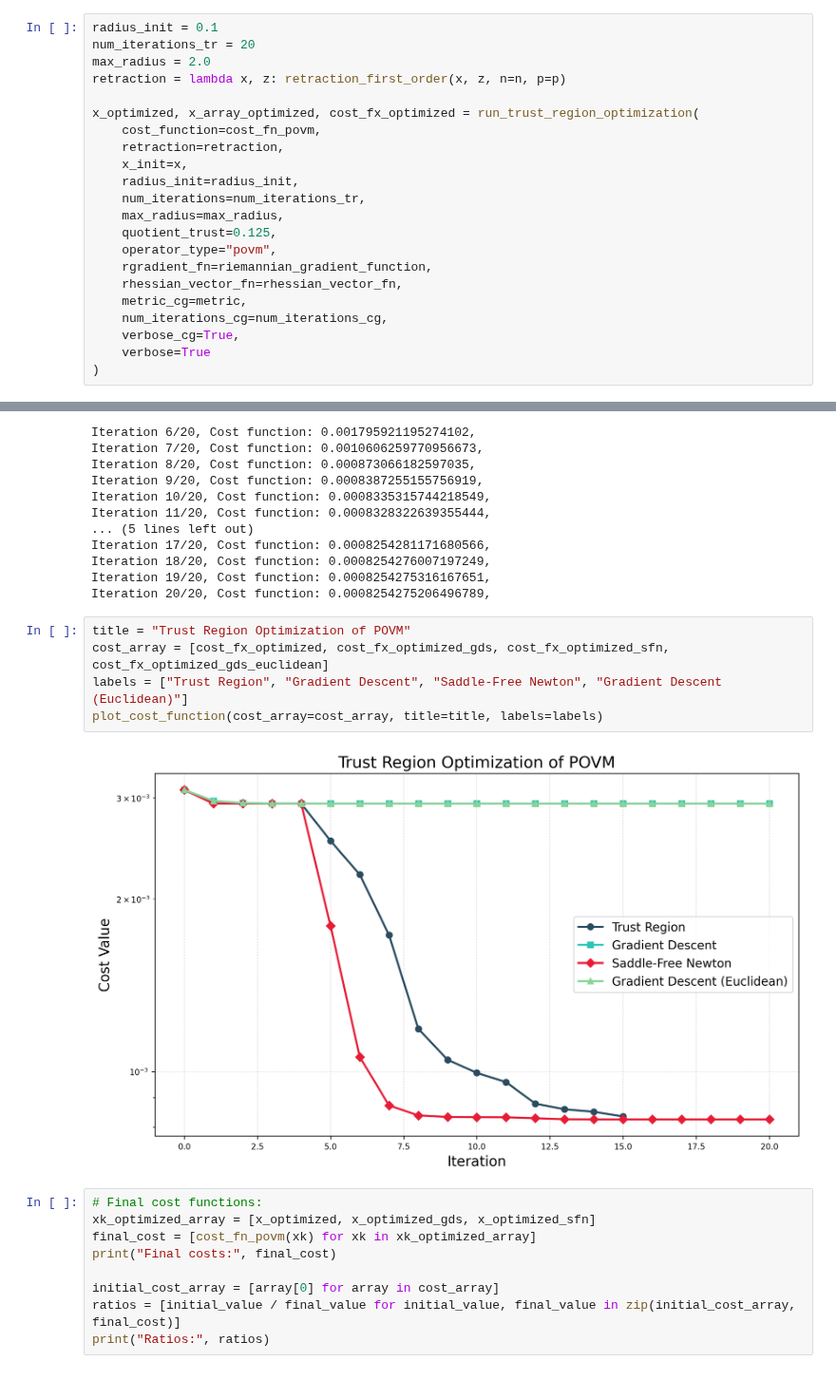
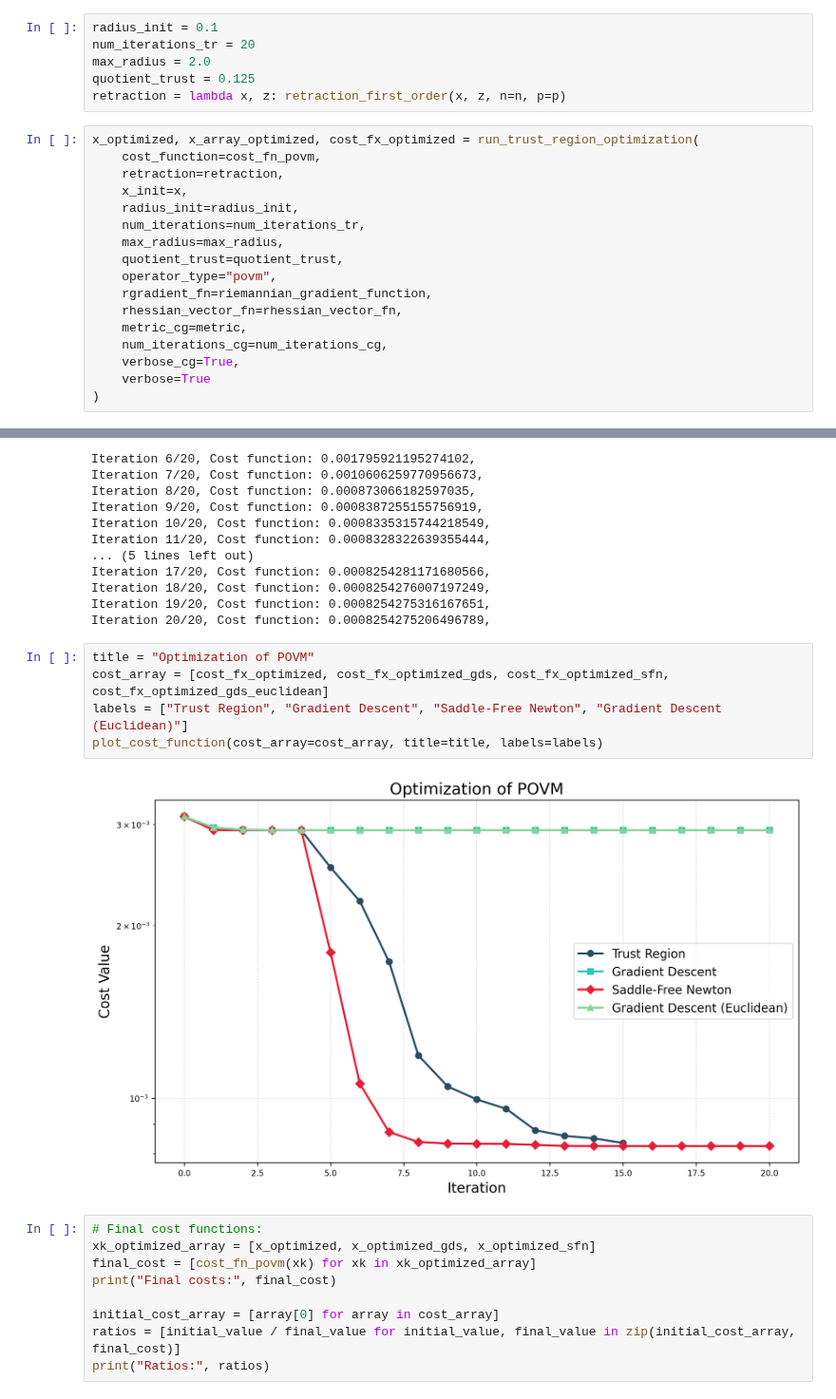
Before and after one commit to EmilianoG-byte/iqm-benchmarks, a Jupyter notebook: playground/hessian/trust_region.ipynb, the cells around one changed output, grey strips where cells are left out. Shown at 95% size. Saved outputs shown, nothing was run; the diff lists cells and outputs as text.

```diff
--- a/playground/hessian/trust_region.ipynb
+++ b/playground/hessian/trust_region.ipynb
@@ -210,12 +210,13 @@ Array(0.00293586, dtype=float64)
 **NOTE**: Seems to be working!! Now the trust region outter loop!
 # %% [markdown]
 # Trust region algorithm
+# %%
+radius_init = 0.1
+num_iterations_tr = 20
+max_radius = 2.0
+quotient_trust = 0.125
+retraction = lambda x, z: retraction_first_order(x, z, n=n, p=p)
 # %%
-radius_init = 0.1
-num_iterations_tr = 20
-max_radius = 2.0
-retraction = lambda x, z: retraction_first_order(x, z, n=n, p=p)
-
 x_optimized, x_array_optimized, cost_fx_optimized = run_trust_region_optimization(
     cost_function=cost_fn_povm,
     retraction=retraction,
@@ -223,7 +224,7 @@ x_optimized, x_array_optimized, cost_fx_optimized = run_trust_region_optimizatio
     radius_init=radius_init,
     num_iterations=num_iterations_tr,
     max_radius=max_radius,
-    quotient_trust=0.125,
+    quotient_trust=quotient_trust,
     operator_type="povm",
     rgradient_fn=riemannian_gradient_function,
     rhessian_vector_fn=rhessian_vector_fn,
@@ -550,12 +652,12 @@ Iteration 18/20, Cost function: 0.0008254276007197249,
 Iteration 19/20, Cost function: 0.0008254275316167651,
 Iteration 20/20, Cost function: 0.0008254275206496789,
 # %%
-title = "Trust Region Optimization of POVM"
+title = "Optimization of POVM"
 cost_array = [cost_fx_optimized, cost_fx_optimized_gds, cost_fx_optimized_sfn, cost_fx_optimized_gds_euclidean]
 labels = ["Trust Region", "Gradient Descent", "Saddle-Free Newton", "Gradient Descent (Euclidean)"]
 plot_cost_function(cost_array=cost_array, title=title, labels=labels)
 # %% [output]
-[figure, old version]
+[figure, new version]
 # %%
 # Final cost functions:
 xk_optimized_array = [x_optimized, x_optimized_gds, x_optimized_sfn]
```
Also changed, not shown: parts of 6 cells of this notebook, 1 other file.
